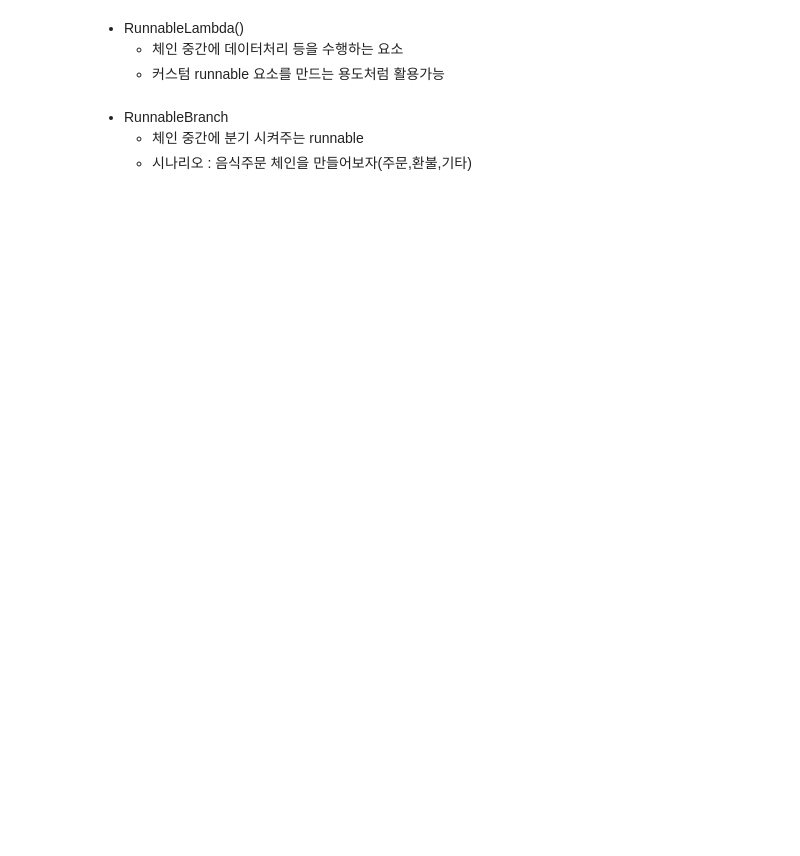
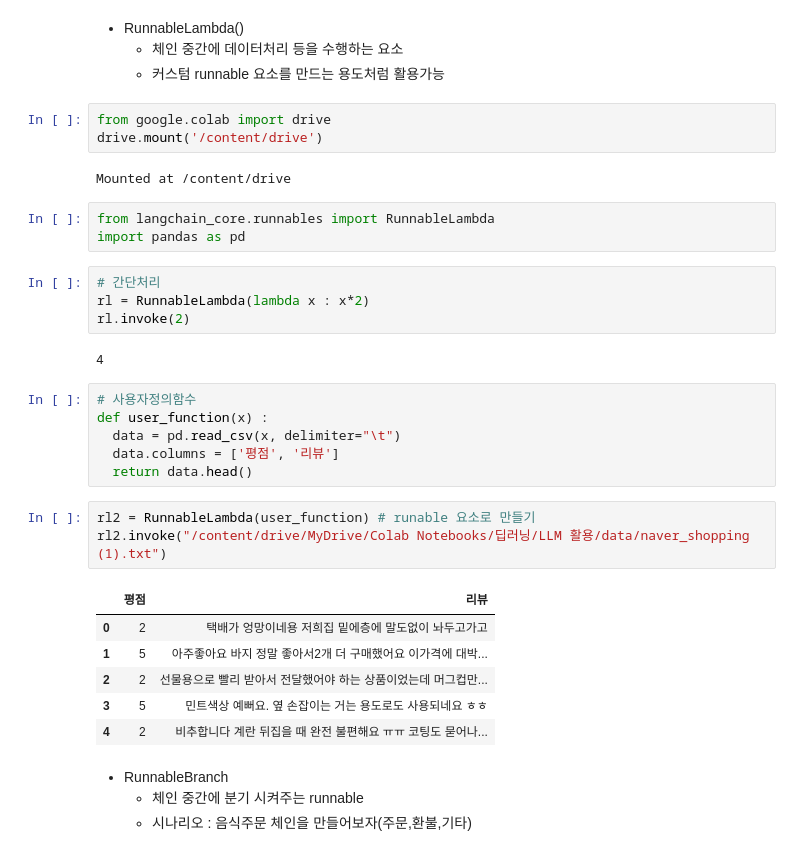
Before and after one commit to DongYeon-cloud/DL_Study, a Jupyter notebook: LLM 활용/ex02_LC02_프롬프트_템플릿과_LCEL_(배포).ipynb, the cells around one changed output. Saved outputs shown, nothing was run; the diff lists cells and outputs as text; blank space fills up the shorter version.

```diff
--- a/LLM 활용/ex02_LC02_프롬프트_템플릿과_LCEL_(배포).ipynb
+++ b/LLM 활용/ex02_LC02_프롬프트_템플릿과_LCEL_(배포).ipynb
@@ -444,6 +533,36 @@ This share link expires in 1 week. For free permanent hosting and GPU upgrades,
 - RunnableLambda()
     - 체인 중간에 데이터처리 등을 수행하는 요소
     - 커스텀 runnable 요소를 만드는 용도처럼 활용가능
+# %%
+from google.colab import drive
+drive.mount('/content/drive')
+# %% [output]
+Mounted at /content/drive
+# %%
+from langchain_core.runnables import RunnableLambda
+import pandas as pd
+# %%
+# 간단처리
+rl = RunnableLambda(lambda x : x*2)
+rl.invoke(2)
+# %% [output]
+4
+# %%
+# 사용자정의함수
+def user_function(x) :
+  data = pd.read_csv(x, delimiter="\t")
+  data.columns = ['평점', '리뷰']
+  return data.head()
+# %%
+rl2 = RunnableLambda(user_function) # runable 요소로 만들기
+rl2.invoke("/content/drive/MyDrive/Colab Notebooks/딥러닝/LLM 활용/data/naver_shopping (1).txt")
+# %% [output]
+|  | 평점 | 리뷰 |
+| 0 | 2 | 택배가 엉망이네용 저희집 밑에층에 말도없이 놔두고가고 |
+| 1 | 5 | 아주좋아요 바지 정말 좋아서2개 더 구매했어요 이가격에 대박... |
+| 2 | 2 | 선물용으로 빨리 받아서 전달했어야 하는 상품이었는데 머그컵만... |
+| 3 | 5 | 민트색상 예뻐요. 옆 손잡이는 거는 용도로도 사용되네요 ㅎㅎ |
+| 4 | 2 | 비추합니다 계란 뒤집을 때 완전 불편해요 ㅠㅠ 코팅도 묻어나... |
 # %% [markdown]
 - RunnableBranch
     - 체인 중간에 분기 시켜주는 runnable
```
Also changed, not shown: parts of 43 cells of this notebook, 4 other files.
